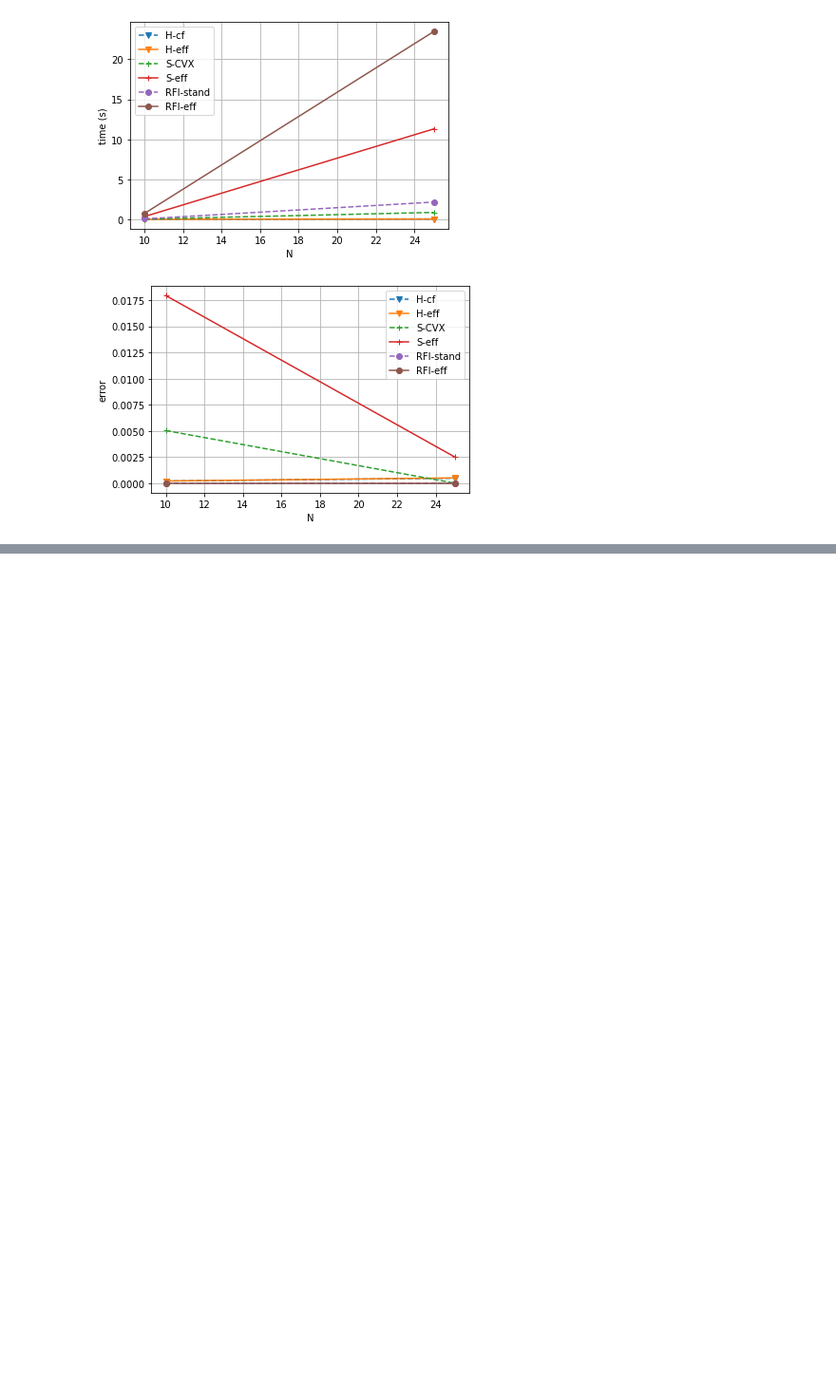
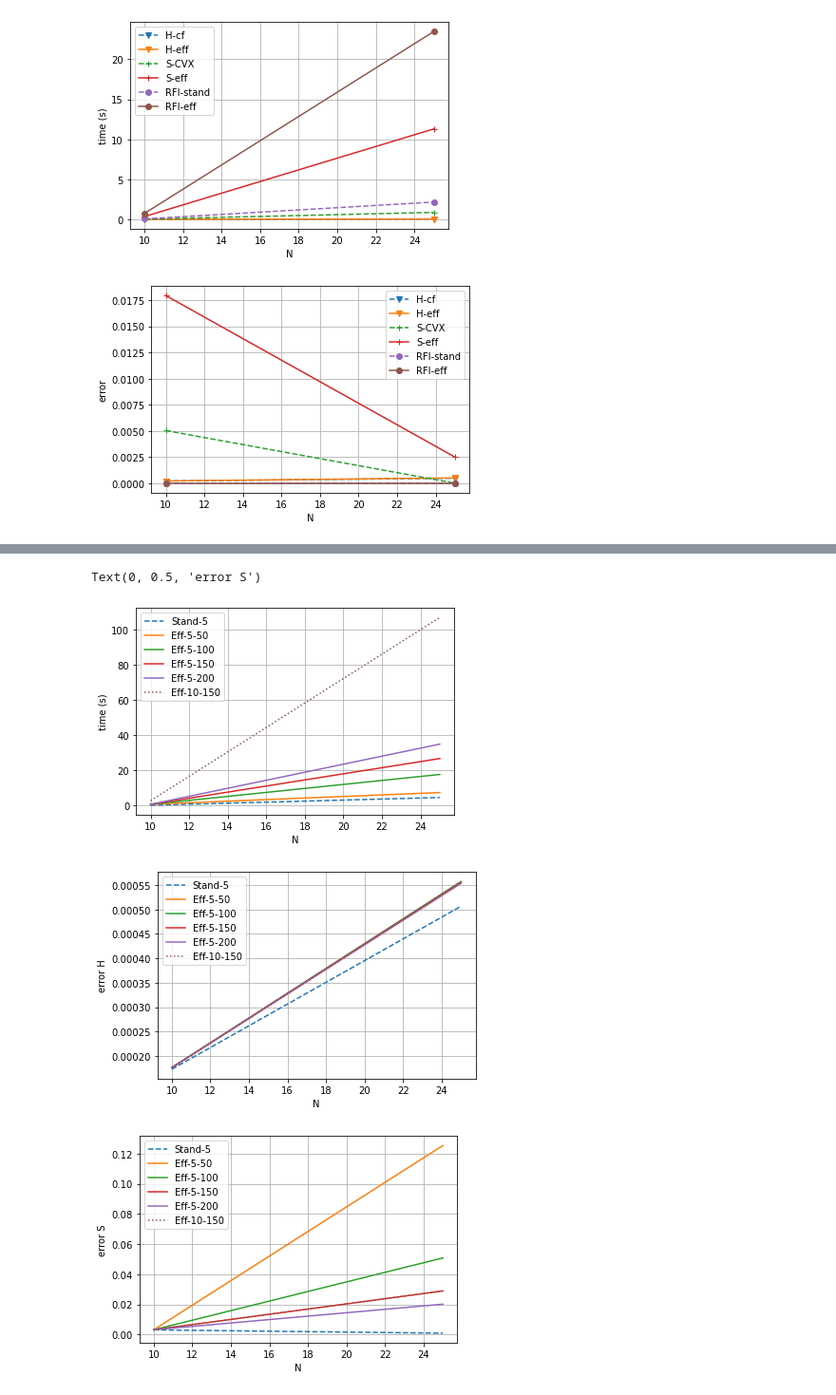
Before and after one commit to reysam93/graph_denoising, a Jupyter notebook: python/efficient_implementations.ipynb, the cells around one changed output, grey strips where cells are left out. Shown at 95% size. Cells and saved outputs as stored; diff of their text form; code cells hidden in the pictures; blank space fills up the shorter version.

```diff
--- a/python/efficient_implementations.ipynb
+++ b/python/efficient_implementations.ipynb
@@ -731,0 +831,19 @@ Text(0, 0.5, 'error')
+# %%
+
+print('N_CPUS:', N_CPUS)
+
+times = np.zeros((n_graphs, len(models), len(NN)))
+err_H = np.zeros((n_graphs, len(models), len(NN)))
+err_S = np.zeros((n_graphs, len(models), len(NN)))
+
+total_t = time.time()
+
+
+
+pool = Parallel(n_jobs=1)
+resps = pool(delayed(test_iters)(i, models, NN, M, p_er, noise, eps, K, regs, params) for i in range(n_graphs))
+for i, resp in enumerate(resps):
+    times[i,:,:], err_H[i,:,:], err_S[i,:,:] = resp
+
+total_t = time.time() - total_t
+print('-----', total_t/60, ' mins -----')
@@ -731,0 +860,44 @@ Text(0, 0.5, 'error')
+# %%
+mean_times = times.mean(axis=0)
+mean_err_H = err_H.mean(axis=0)
+mean_err_S = err_S.mean(axis=0)
+
+# create legend
+leg = []
+for model in models:
+    if model['name'] == 'Eff':
+        leg.append(f'{model["name"]}-{model["out"]}-{model["in"]}')
+    else:
+        leg.append(f'{model["name"]}-{model["out"]}')
+
+# Plot time
+plt.figure()
+for i, model in enumerate(models):
+    plt.plot(NN, mean_times[i,:], model['fmt'])
+plt.legend(leg)
+plt.grid()
+plt.xlabel('N')
+plt.ylabel('time (s)')
+
+# Plot error H
+plt.figure()
+for i, model in enumerate(models):
+    plt.plot(NN, mean_err_H[i,:], model['fmt'])
+plt.legend(leg)
+plt.grid()
+plt.xlabel('N')
+plt.ylabel('error H')
+
+# Plot error S
+plt.figure()
+for i, model in enumerate(models):
+    plt.plot(NN, mean_err_S[i,:], model['fmt'])
+plt.legend(leg)
+plt.grid()
+plt.xlabel('N')
+plt.ylabel('error S')
+# %% [output]
+Text(0, 0.5, 'error S')
+[figure, added]
+[figure, added]
+[figure, added]
```
Also changed, not shown: parts of 8 cells of this notebook, 1 other file.
